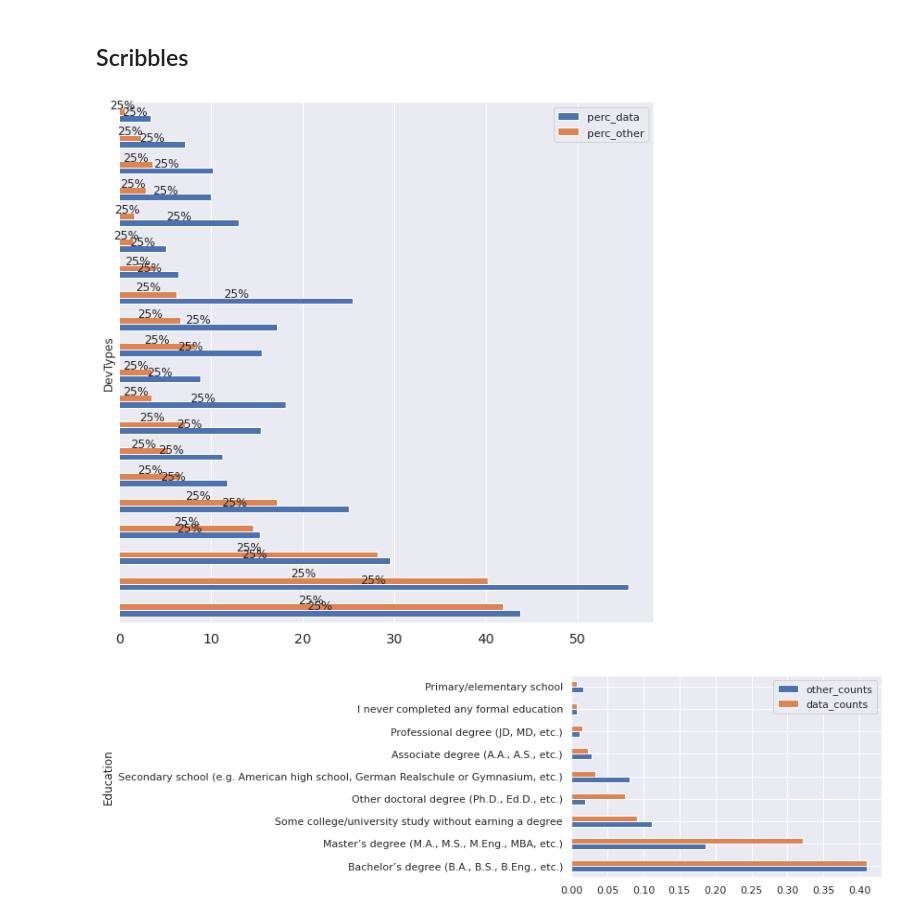
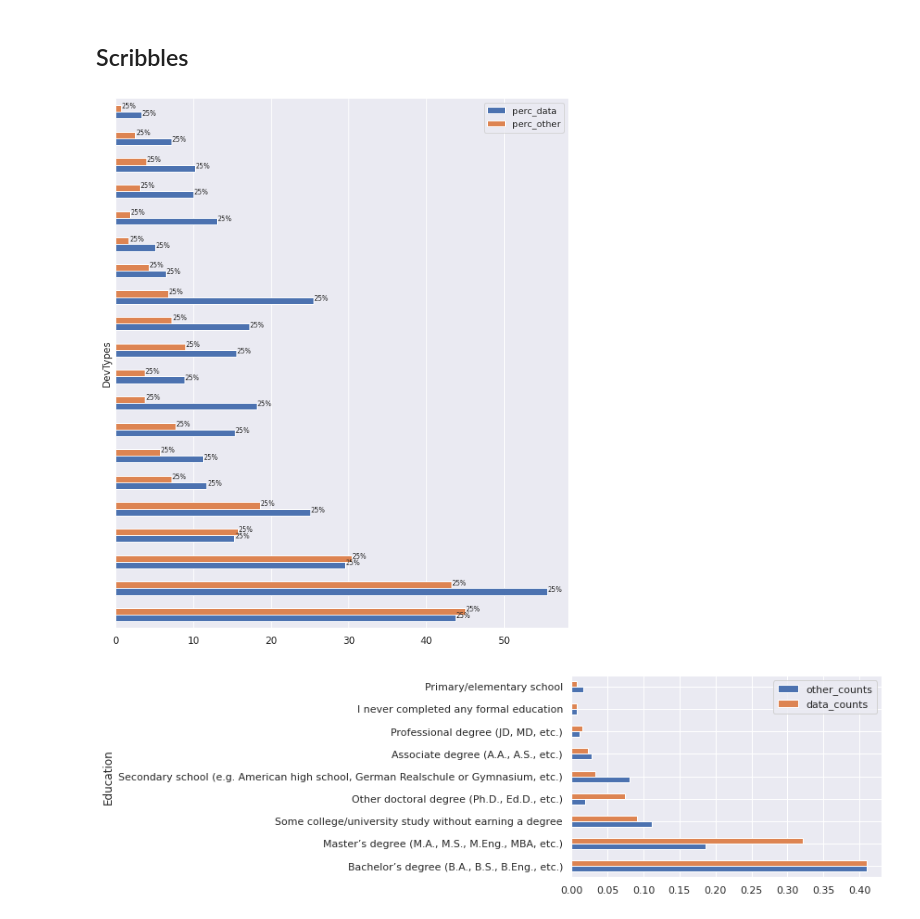
Before and after one commit to SolanaO/Developers_Survey_Analysis, a Jupyter notebook: stackBlogDataAnalysis.ipynb, the cells around one changed output. Drawn from its saved outputs; the diff is of its cells as text; code cells hidden in the pictures.

```diff
--- a/stackBlogDataAnalysis.ipynb
+++ b/stackBlogDataAnalysis.ipynb
@@ -486,6 +486,7 @@ new_UndergradMajor = {'Computer science, computer engineering, or software engin
        'A health science (such as nursing, pharmacy, radiology, etc.)': 'Health science',
        'Information systems, information technology, or system administration' : 'Information system',
        'Web development or web design': 'Web dev/design',
+        'Mathematics or statistics': 'Math or stats',
        'A natural science (such as biology, chemistry, physics, etc.)': 'Natural science',
        'Fine arts or performing arts (such as graphic design, music, studio art, etc.)': 'Arts',
        'I never declared a major': 'No major',
@@ -500,3 +501,8 @@ array(['Computer science', nan, 'Mathematics or statistics',
        'Engineering other', 'Humanities', 'Health science',
        'Information system', 'Web dev/design', 'Natural science', 'Arts',
        'No major', 'Social science', 'Business'], dtype=object)
+# %%
+# replace some strings in the EdImpt column
+new_EdImpt = {'Not at all important/not necessary': 'Not important'}
+df1.replace(new_EdImpt, inplace=True)
+df1.EdImpt.unique()
@@ -664,22 +673,23 @@ other_coders_groups.sort_values('counts_other', ascending=False).head(2)
 # %%
 # plot the data side by side
 temp_groups = pd.merge(data_coders_groups, other_coders_groups, on='DevTypes')
 
 # horizontal barplot with the percentages
 sided_plot = temp_groups.plot(x = 'DevTypes', y = ['perc_data','perc_other'],
-                              kind='barh', figsize=(10, 10));
+                              kind='barh', figsize=(10, 12));
 plt.xlabel('')
 
-plt.xticks(fontsize=14)
+plt.xticks(fontsize=12)
 for spine in plt.gca().spines.values():
     spine.set_visible(False)
 plt.yticks([])
 
 # Add this loop to add the annotations
 for p in sided_plot.patches:
     width = p.get_width()
     height = p.get_height()
     x, y = p.get_xy()
-    sided_plot.annotate(f'{height:.0%}', (x + width/2, y + height*1.02), ha='center')
+    sided_plot.annotate(f'{height:.0%}',
+                        (x + width + 1, y + height/2), ha='center', fontsize=8)
 # %% [output]
-[figure, old version]
+[figure, new version]
```
Also changed, not shown: parts of 4 cells of this notebook.
